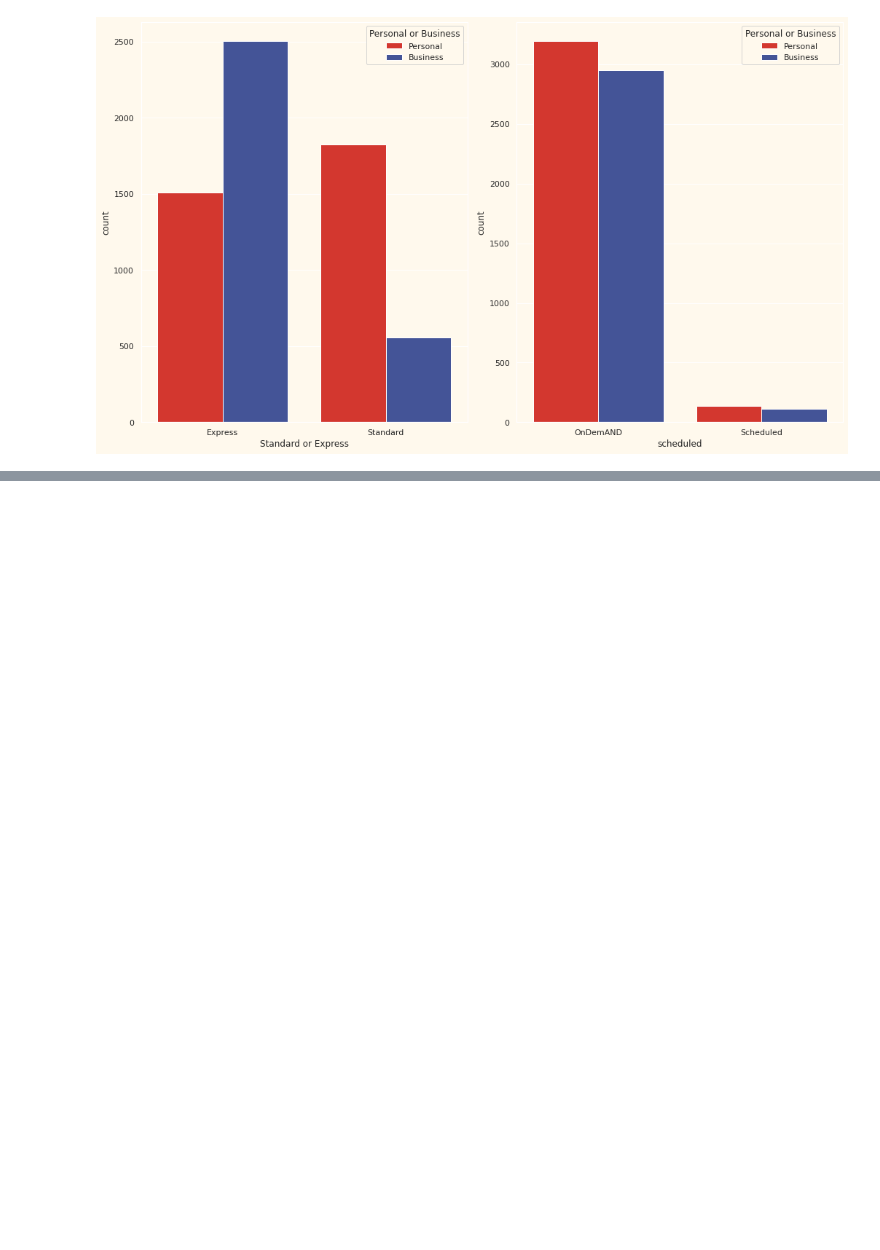
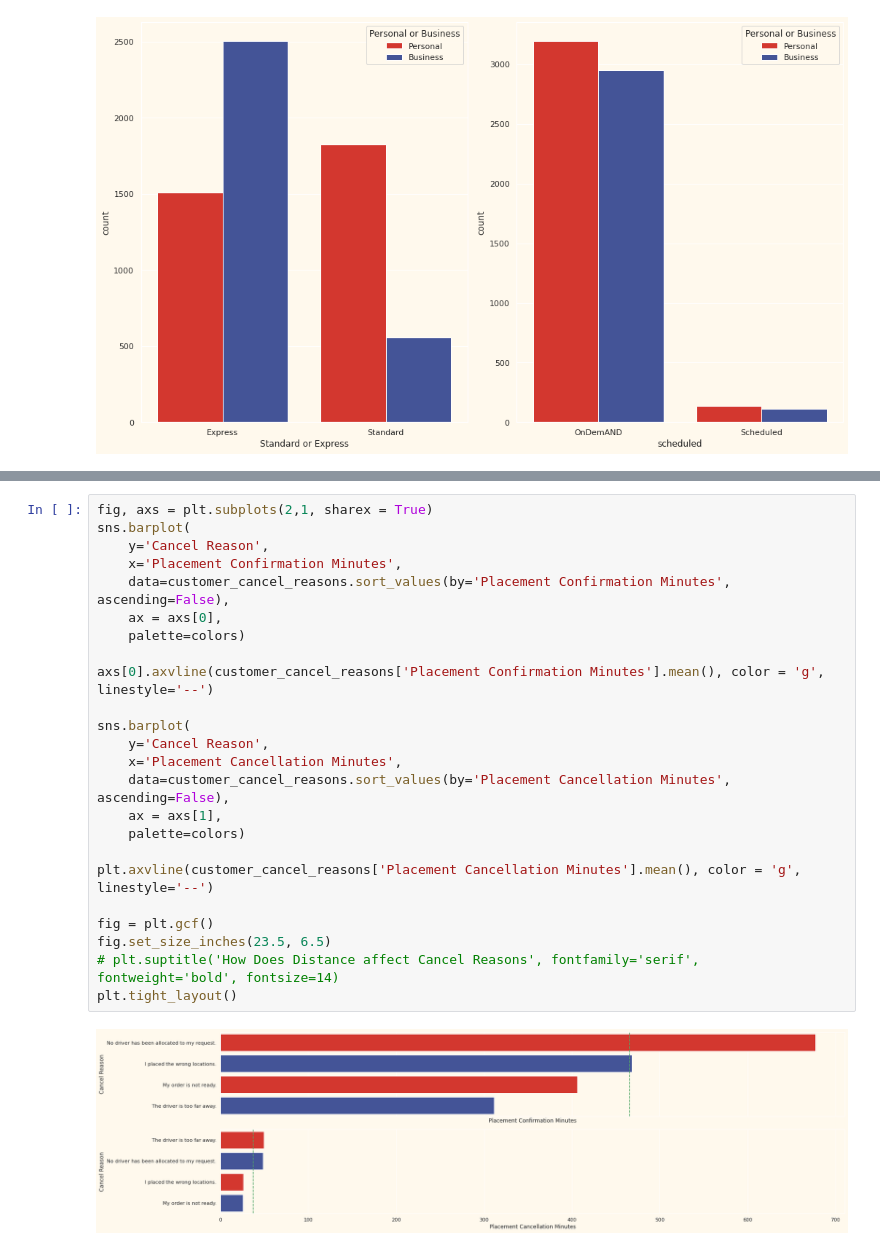
Before and after one commit to Kevin-Nduati/Customer-Data-Analysis, a Jupyter notebook: analysis.ipynb, the cells around one changed output, grey strips where cells are left out. Drawn from its saved outputs; the diff is of its cells as text; blank space fills up the shorter version.

```diff
--- a/analysis.ipynb
+++ b/analysis.ipynb
@@ -437,0 +555,26 @@ df['Cancel Reason'].nunique()
+# %%
+fig, axs = plt.subplots(2,1, sharex = True)
+sns.barplot(
+    y='Cancel Reason',
+    x='Placement Confirmation Minutes',
+    data=customer_cancel_reasons.sort_values(by='Placement Confirmation Minutes', ascending=False),
+    ax = axs[0],
+    palette=colors)
+
+axs[0].axvline(customer_cancel_reasons['Placement Confirmation Minutes'].mean(), color = 'g', linestyle='--')
+
+sns.barplot(
+    y='Cancel Reason',
+    x='Placement Cancellation Minutes',
+    data=customer_cancel_reasons.sort_values(by='Placement Cancellation Minutes', ascending=False),
+    ax = axs[1],
+    palette=colors)
+
+plt.axvline(customer_cancel_reasons['Placement Cancellation Minutes'].mean(), color = 'g', linestyle='--')
+
+fig = plt.gcf()
+fig.set_size_inches(23.5, 6.5)
+# plt.suptitle('How Does Distance affect Cancel Reasons', fontfamily='serif', fontweight='bold', fontsize=14)
+plt.tight_layout()
+# %% [output]
+[figure, added]
```
Also changed, not shown: parts of 16 cells of this notebook.
